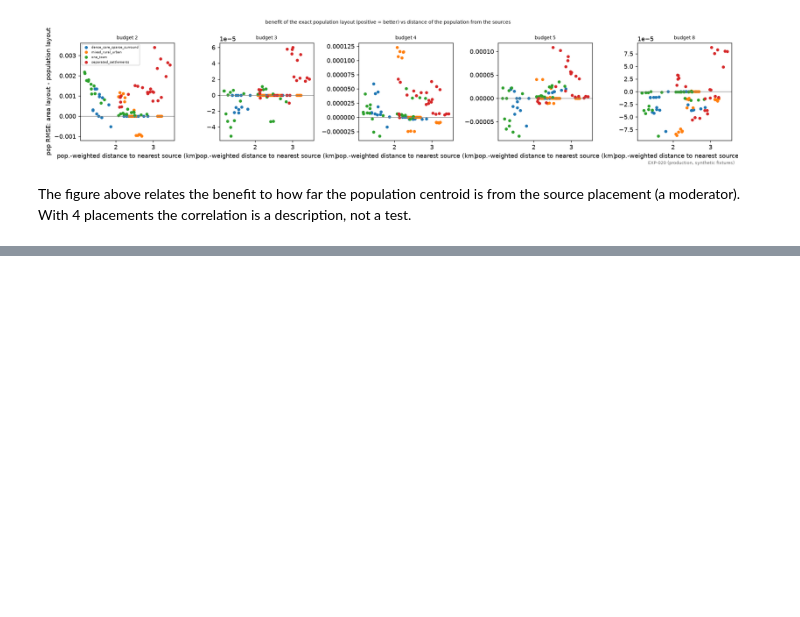
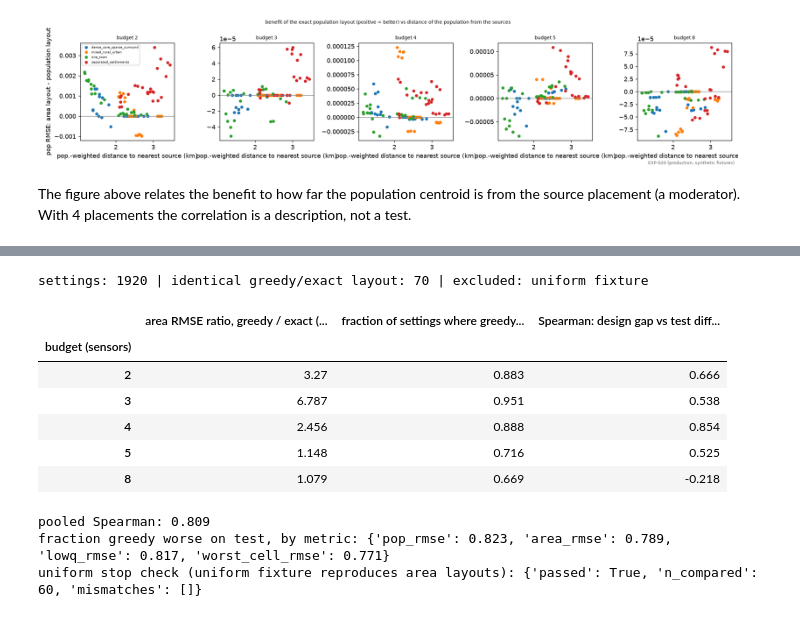
Before and after one commit to yubrajbhandari923/pravah, a Jupyter notebook: notebooks/08_phase3_population_design.ipynb, the cells around one changed output, grey strips where cells are left out. Drawn from its saved outputs; the diff is of its cells as text; code cells hidden in the pictures; blank space fills up the shorter version.

```diff
--- a/notebooks/08_phase3_population_design.ipynb
+++ b/notebooks/08_phase3_population_design.ipynb
@@ -288,0 +283,28 @@ EXP-022 has no result tables yet (run not finished or not in the repository): re
+# %%
+G = R / "phase3-population-toy-exact-greedy"
+summ = json.load(open(G / "summary.json")) if (G / "summary.json").exists() else None
+if summ is None:
+    print("EXP-022 summary not found:", G.relative_to(ROOT))
+else:
+    print("settings:", summ["n_settings"], "| identical greedy/exact layout:", summ["n_identical_layout"], "| excluded:", summ["excludes"])
+    t = pd.DataFrame({
+        "area RMSE ratio, greedy / exact (area objective)": pd.Series(summ["area_objective_area_rmse_ratio_by_budget"]),
+        "fraction of settings where greedy is worse on test": pd.Series(summ["frac_greedy_worse_matched_by_budget"]),
+        "Spearman: design gap vs test difference": pd.Series({k.split("_")[1]: v for k, v in summ["spearman_design_gap_vs_test_rel_diff"].items() if k != "pooled"})})
+    t.index.name = "budget (sensors)"
+    display(t.round(3))
+    print("pooled Spearman:", round(summ["spearman_design_gap_vs_test_rel_diff"]["pooled"], 3))
+    print("fraction greedy worse on test, by metric:", {k: round(v, 3) for k, v in summ["frac_greedy_worse_test"].items()})
+    print("uniform stop check (uniform fixture reproduces area layouts):", json.load(open(G / "uniform_check.json")))
+# %% [output]
+settings: 1920 | identical greedy/exact layout: 70 | excluded: uniform fixture
+|  | area RMSE ratio, greedy / exact (... | fraction of settings where greedy... | Spearman: design gap vs test diff... |
+| budget (sensors) |  |  |  |
+| 2 | 3.27 | 0.883 | 0.666 |
+| 3 | 6.787 | 0.951 | 0.538 |
+| 4 | 2.456 | 0.888 | 0.854 |
+| 5 | 1.148 | 0.716 | 0.525 |
+| 8 | 1.079 | 0.669 | -0.218 |
+pooled Spearman: 0.809
+fraction greedy worse on test, by metric: {'pop_rmse': 0.823, 'area_rmse': 0.789, 'lowq_rmse': 0.817, 'worst_cell_rmse': 0.771}
+uniform stop check (uniform fixture reproduces area layouts): {'passed': True, 'n_compared': 60, 'mismatches': []}
```
Also changed, not shown: parts of 9 cells of this notebook.
